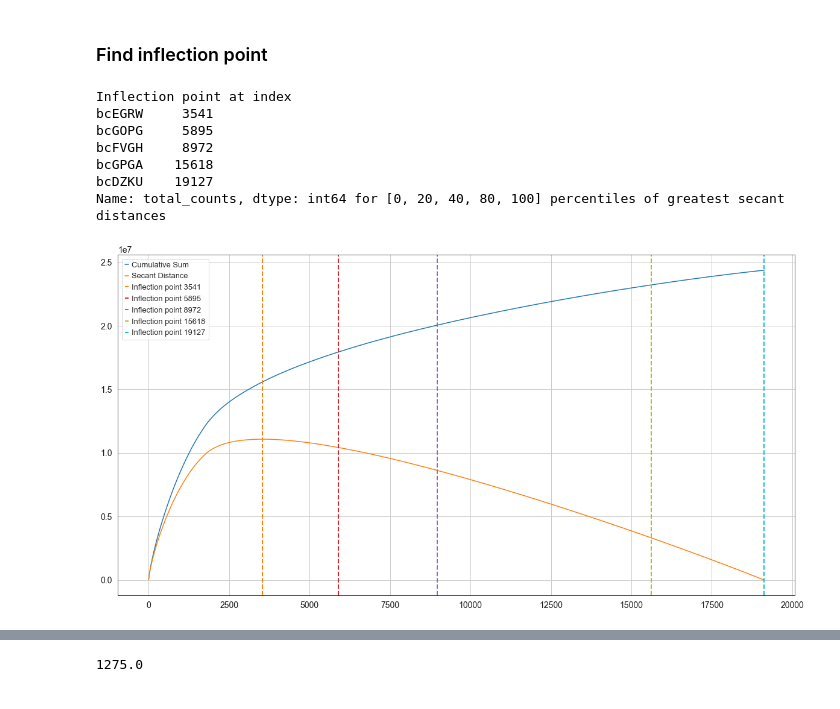
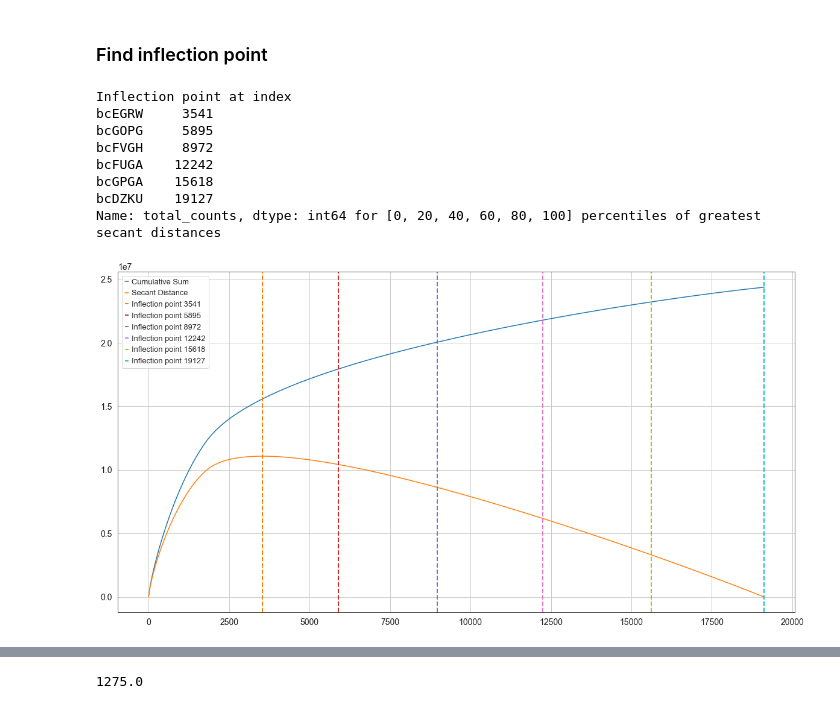
Before and after one commit to codyheiser/dropkick, a Jupyter notebook: QC_twostep.ipynb, the cells around one changed output, grey strips where cells are left out. Cells and saved outputs as stored; diff of their text form; code cells hidden in the pictures.

```diff
--- a/QC_twostep.ipynb
+++ b/QC_twostep.ipynb
@@ -29,14 +29,15 @@ AnnData object with n_obs × n_vars = 19128 × 41569
 # %% [markdown]
 ### Find inflection point
 # %%
-find_inflection(s1, inflection_percentiles = [0,20,40,80,100])
+find_inflection(s1, inflection_percentiles = [0,20,40,60,80,100])
 # %% [output]
 Inflection point at index
 bcEGRW     3541
 bcGOPG     5895
 bcFVGH     8972
+bcFUGA    12242
 bcGPGA    15618
 bcDZKU    19127
-Name: total_counts, dtype: int64 for [0, 20, 40, 80, 100] percentiles of greatest secant distances
+Name: total_counts, dtype: int64 for [0, 20, 40, 60, 80, 100] percentiles of greatest secant distances
-[figure, old version]
+[figure, new version]
 # %%
```
Also changed, not shown: parts of 12 cells of this notebook, 4 other files.
